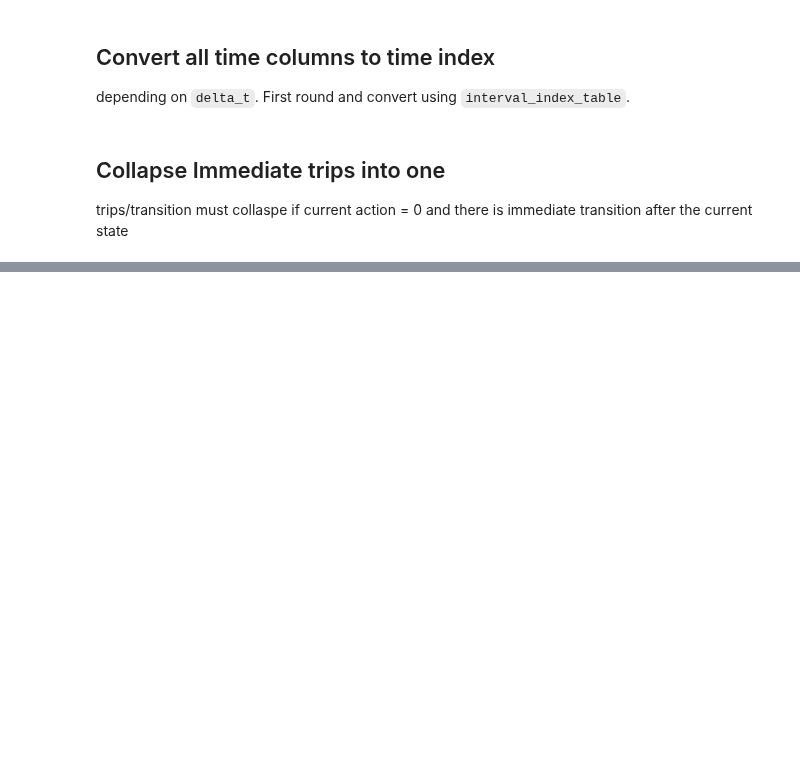
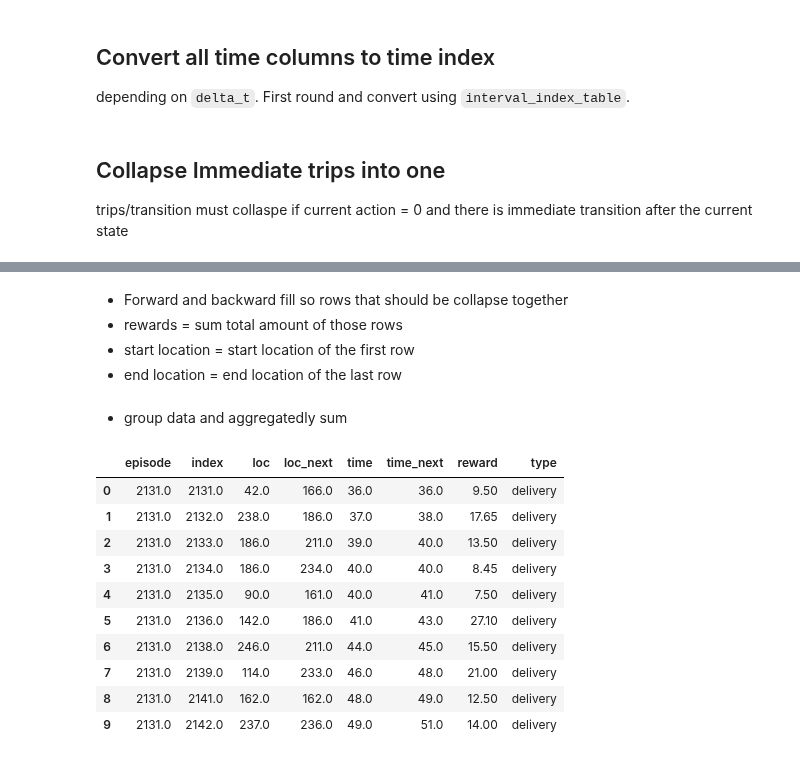
Before and after one commit to skyetim/didi-vehicle-repositioning-strategy, a Jupyter notebook: notebooks/compute_SARSA_episode.ipynb, the cells around one changed output, grey strips where cells are left out. Drawn from its saved outputs; the diff is of its cells as text; code cells hidden in the pictures; blank space fills up the shorter version.

```diff
--- a/notebooks/compute_SARSA_episode.ipynb
+++ b/notebooks/compute_SARSA_episode.ipynb
@@ -97,2 +126,0 @@ episode_data = episode_data[['episode', 'state', 'action', 'reward', 'state_next
-# %%
-episode_data.dropna(subset=['action'], inplace=True)
@@ -122,0 +127,31 @@ episode_data.shape
+# %%
+trip_df = episode_data[['pickup_taxizone_id', 'dropoff_taxizone_id', 'pickup_datetime_index',
+                        'dropoff_datetime_index', 'episode', 'total_amount']].copy()
+
+trip_df['pickup_datetime_index_next'] = trip_df.groupby('episode')['pickup_datetime_index'].shift(-1)
+trip_df['pickup_taxizone_id_next'] = trip_df.groupby('episode')['pickup_taxizone_id'].shift(-1)
+
+trip_df['dropoff_datetime_index_prev'] = trip_df.groupby('episode')['dropoff_datetime_index'].shift(1)
+trip_df['dropoff_taxizone_id_prev'] = trip_df.groupby('episode')['dropoff_taxizone_id'].shift(1)
+trip_df.reset_index(inplace=True)
+# %% [markdown]
+* Forward and backward fill so rows that should be collapse together
+* rewards = sum total amount of those rows
+* start location = start location of the first row
+* end location = end location of the last row
+# %%
+trip_df['mask_bfill'] = np.where((trip_df['dropoff_taxizone_id']==trip_df['pickup_taxizone_id_next']) &
+                                 (trip_df['dropoff_datetime_index']==trip_df['pickup_datetime_index_next']), 1, np.nan)
+trip_df['mask_ffill'] = np.where((trip_df['pickup_taxizone_id']==trip_df['dropoff_taxizone_id_prev']) &
+                                 (trip_df['pickup_datetime_index']==trip_df['dropoff_datetime_index_prev']), 1, np.nan)
+
+ffill_cols = ['pickup_taxizone_id', 'pickup_datetime_index', 'episode', 'index']
+for col_names in ffill_cols:
+    trip_df[col_names] = np.where(trip_df['mask_ffill'] == 1, np.nan, trip_df[col_names])
+    trip_df[col_names] = trip_df[col_names].ffill()
+bfill_cols = ['dropoff_taxizone_id', 'dropoff_datetime_index']
+for col_names in bfill_cols:
+    trip_df[col_names] = np.where(trip_df['mask_bfill'] == 1, np.nan, trip_df[col_names])
+    trip_df[col_names] = trip_df[col_names].bfill()
+# %% [markdown]
+* group data and aggregatedly sum
@@ -122,0 +170,14 @@ episode_data.shape
+# %%
+trip_df.head(10)
+# %% [output]
+|  | episode | index | loc | loc_next | time | time_next | reward | type |
+| 0 | 2131.0 | 2131.0 | 42.0 | 166.0 | 36.0 | 36.0 | 9.50 | delivery |
+| 1 | 2131.0 | 2132.0 | 238.0 | 186.0 | 37.0 | 38.0 | 17.65 | delivery |
+| 2 | 2131.0 | 2133.0 | 186.0 | 211.0 | 39.0 | 40.0 | 13.50 | delivery |
+| 3 | 2131.0 | 2134.0 | 186.0 | 234.0 | 40.0 | 40.0 | 8.45 | delivery |
+| 4 | 2131.0 | 2135.0 | 90.0 | 161.0 | 40.0 | 41.0 | 7.50 | delivery |
+| 5 | 2131.0 | 2136.0 | 142.0 | 186.0 | 41.0 | 43.0 | 27.10 | delivery |
+| 6 | 2131.0 | 2138.0 | 246.0 | 211.0 | 44.0 | 45.0 | 15.50 | delivery |
+| 7 | 2131.0 | 2139.0 | 114.0 | 233.0 | 46.0 | 48.0 | 21.00 | delivery |
+| 8 | 2131.0 | 2141.0 | 162.0 | 162.0 | 48.0 | 49.0 | 12.50 | delivery |
+| 9 | 2131.0 | 2142.0 | 237.0 | 236.0 | 49.0 | 51.0 | 14.00 | delivery |
```
Also changed, not shown: parts of 39 cells of this notebook.
